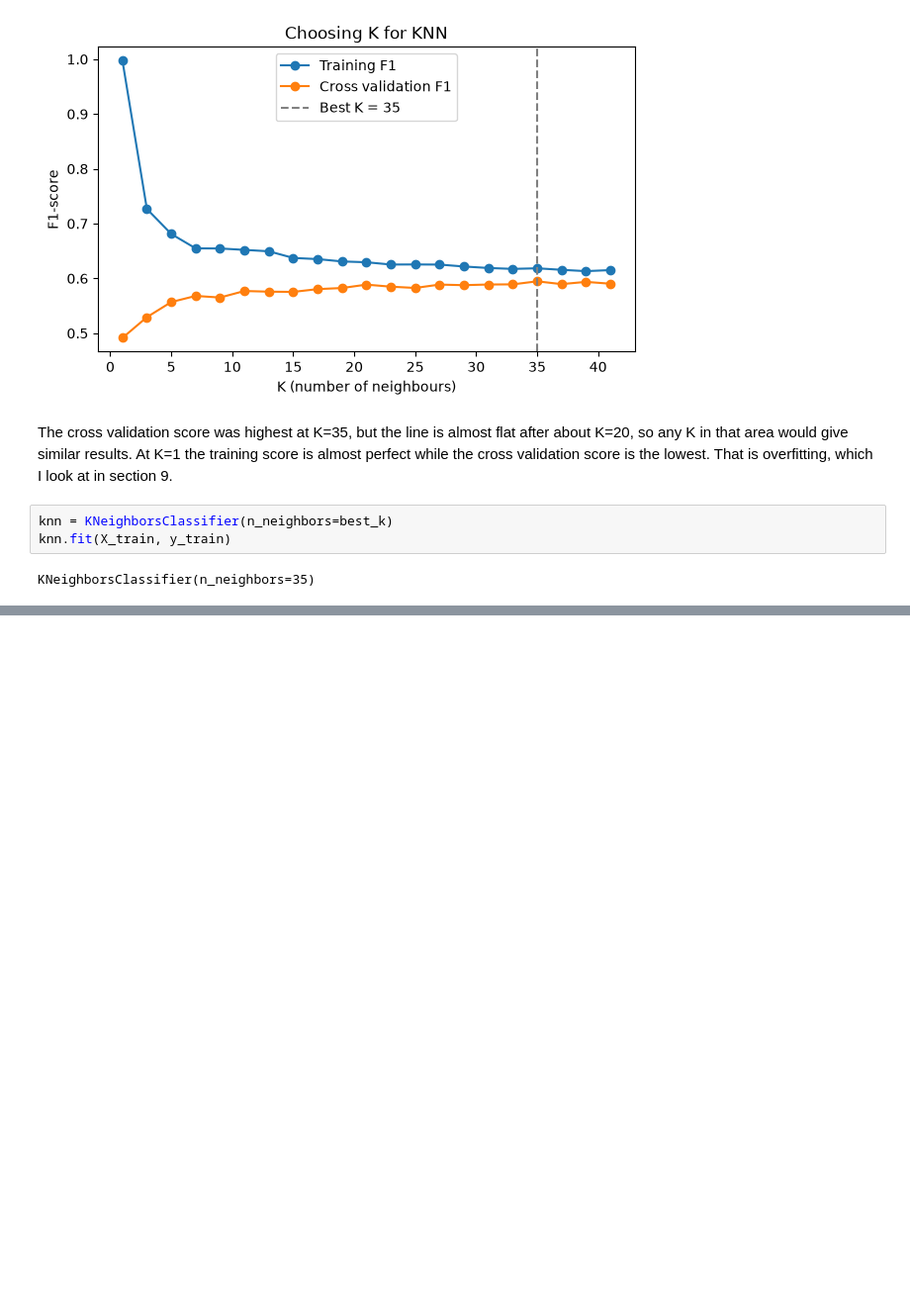
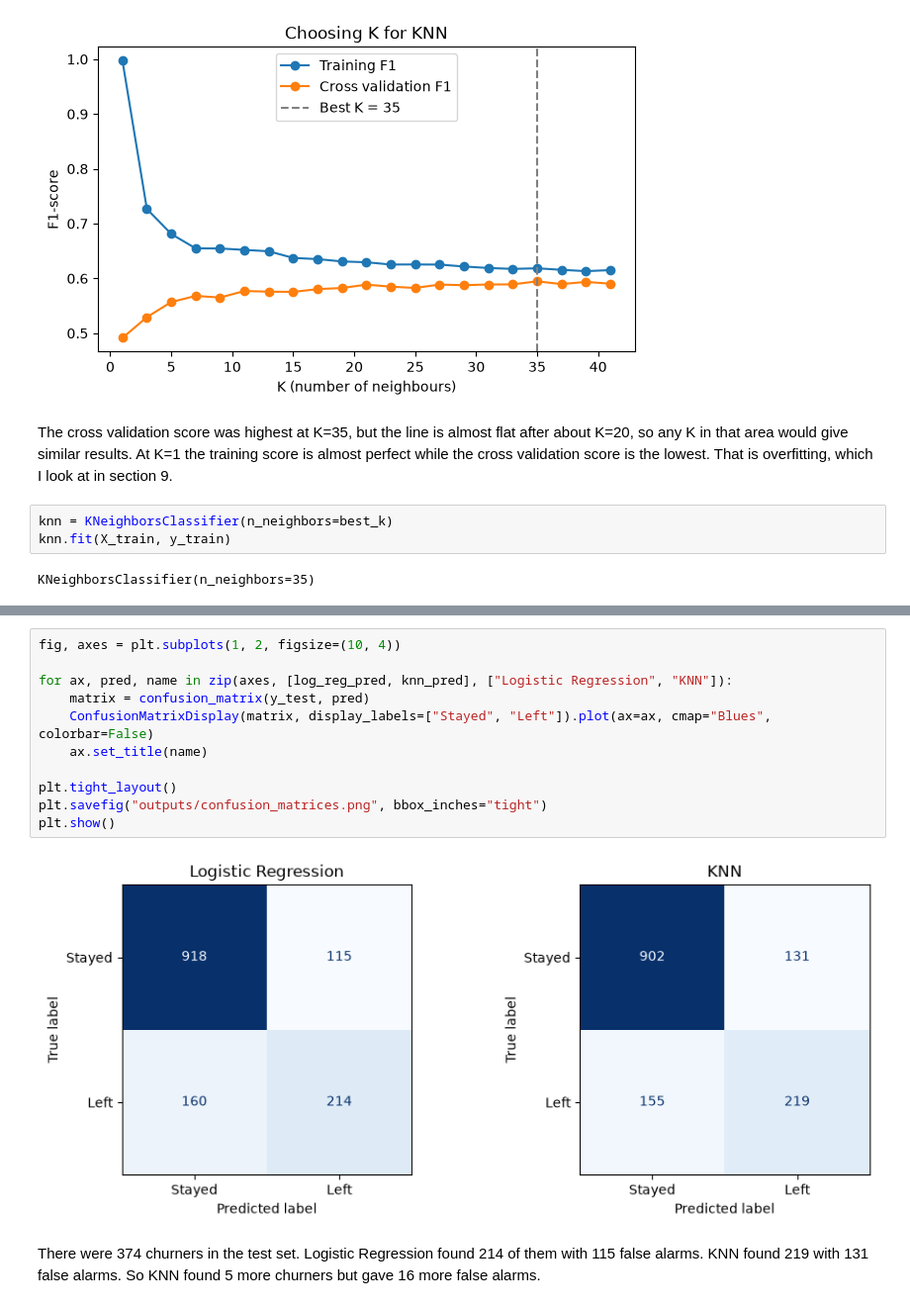
Before and after one commit to FaziOps/Customer_Churn_Prediction_Sys, a Jupyter notebook: churn_prediction.ipynb, the cells around one changed output, grey strips where cells are left out. Shown at 99% size. Saved outputs shown, nothing was run; the diff lists cells and outputs as text; blank space fills up the shorter version.

```diff
--- a/churn_prediction.ipynb
+++ b/churn_prediction.ipynb
@@ -362,0 +423,15 @@ KNeighborsClassifier(n_neighbors=35)
+# %%
+fig, axes = plt.subplots(1, 2, figsize=(10, 4))
+
+for ax, pred, name in zip(axes, [log_reg_pred, knn_pred], ["Logistic Regression", "KNN"]):
+    matrix = confusion_matrix(y_test, pred)
+    ConfusionMatrixDisplay(matrix, display_labels=["Stayed", "Left"]).plot(ax=ax, cmap="Blues", colorbar=False)
+    ax.set_title(name)
+
+plt.tight_layout()
+plt.savefig("outputs/confusion_matrices.png", bbox_inches="tight")
+plt.show()
+# %% [output]
+[figure, added]
+# %% [markdown]
+There were 374 churners in the test set. Logistic Regression found 214 of them with 115 false alarms. KNN found 219 with 131 false alarms. So KNN found 5 more churners but gave 16 more false alarms.
```
Also changed, not shown: parts of 5 cells of this notebook, 3 other files.
